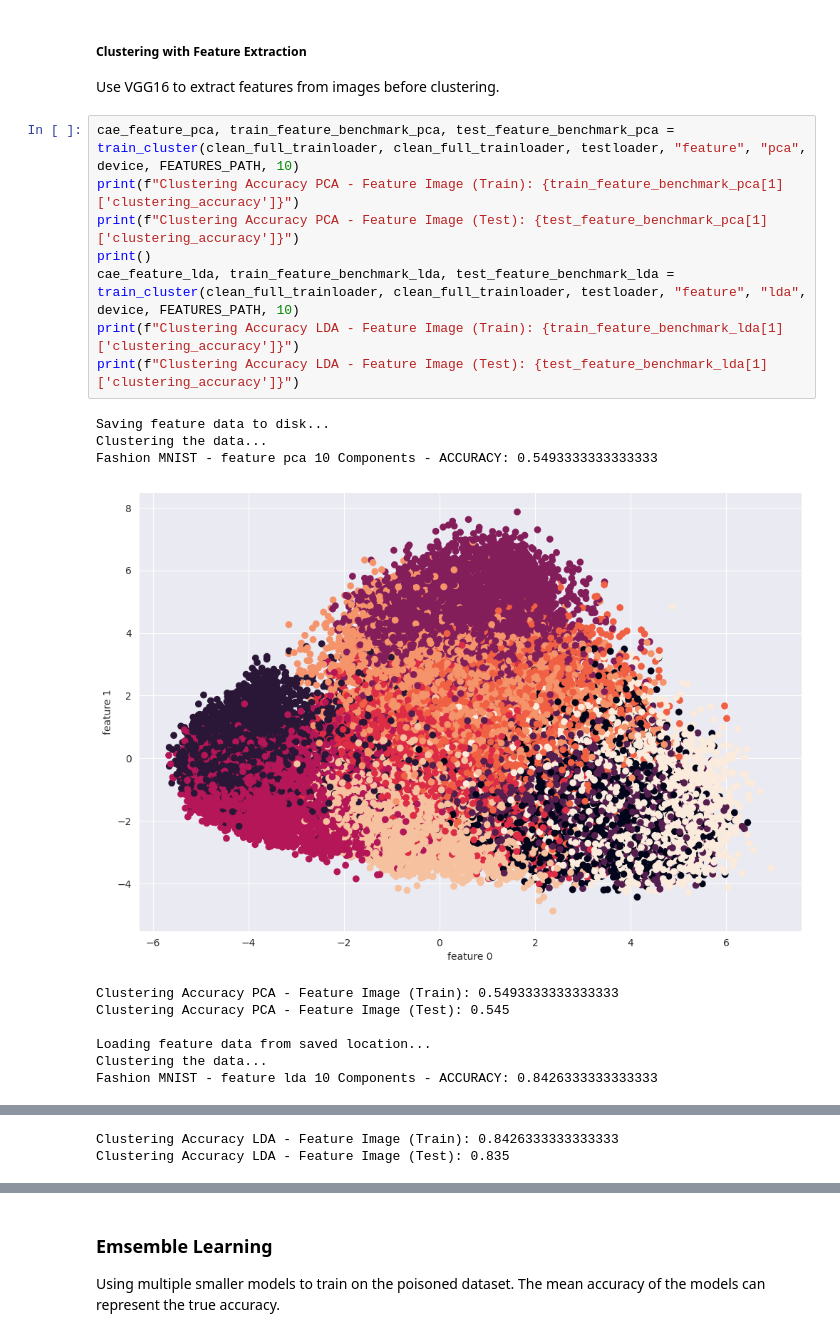
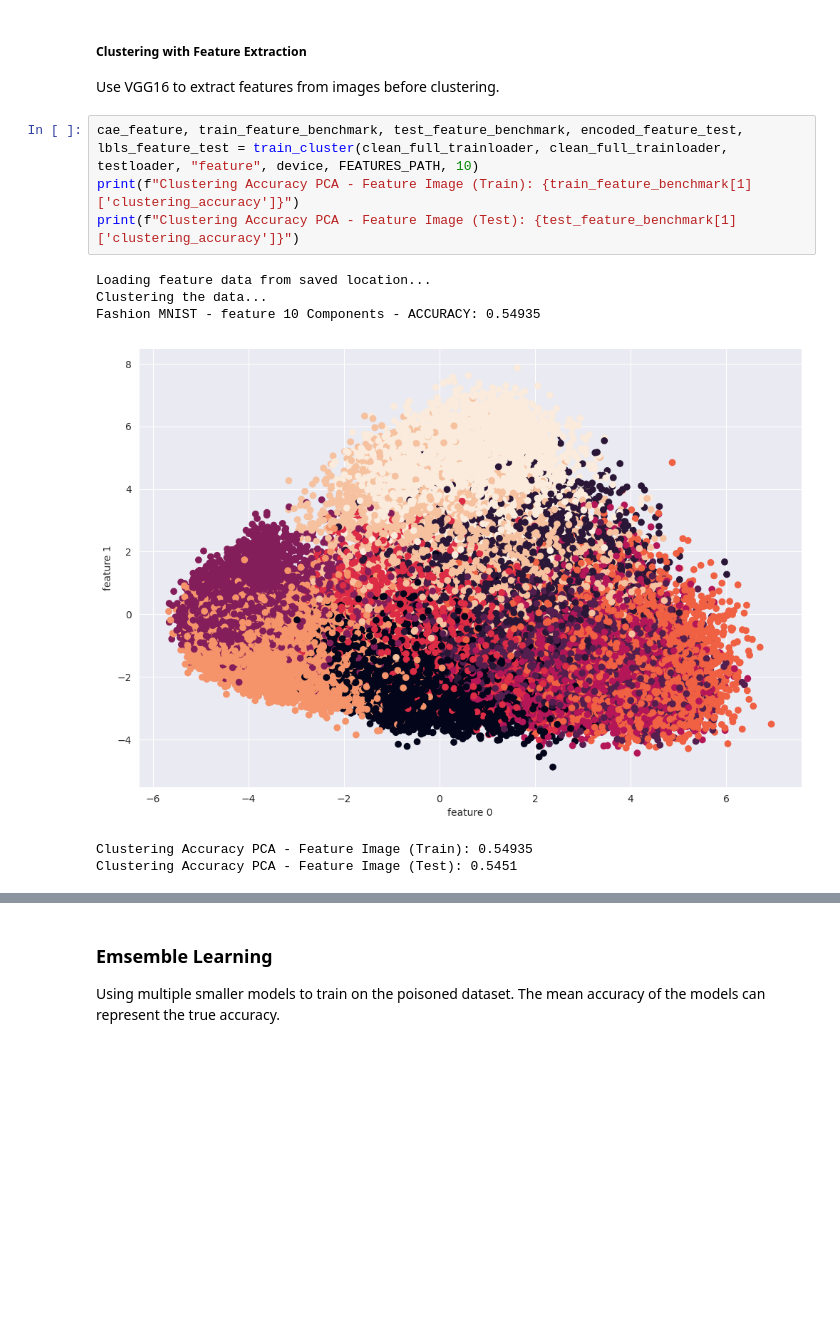
Before and after one commit to AkashRamakrishnan/DLProject, a Jupyter notebook: cnn_network.ipynb, the cells around one changed output, grey strips where cells are left out. Cells and saved outputs as stored; diff of their text form; blank space fills up the shorter version.

```diff
--- a/cnn_network.ipynb
+++ b/cnn_network.ipynb
@@ -296,21 +320,13 @@ Clustering Accuracy LDA - Flatten Image (Test): 0.8042
 ##### Clustering with Feature Extraction
 Use VGG16 to extract features from images before clustering.
 # %%
-cae_feature_pca, train_feature_benchmark_pca, test_feature_benchmark_pca = train_cluster(clean_full_trainloader, clean_full_trainloader, testloader, "feature", "pca", device, FEATURES_PATH, 10)
-print(f"Clustering Accuracy PCA - Feature Image (Train): {train_feature_benchmark_pca[1]['clustering_accuracy']}")
-print(f"Clustering Accuracy PCA - Feature Image (Test): {test_feature_benchmark_pca[1]['clustering_accuracy']}")
-print()
-cae_feature_lda, train_feature_benchmark_lda, test_feature_benchmark_lda = train_cluster(clean_full_trainloader, clean_full_trainloader, testloader, "feature", "lda", device, FEATURES_PATH, 10)
-print(f"Clustering Accuracy LDA - Feature Image (Train): {train_feature_benchmark_lda[1]['clustering_accuracy']}")
-print(f"Clustering Accuracy LDA - Feature Image (Test): {test_feature_benchmark_lda[1]['clustering_accuracy']}")
+cae_feature, train_feature_benchmark, test_feature_benchmark, encoded_feature_test, lbls_feature_test = train_cluster(clean_full_trainloader, clean_full_trainloader, testloader, "feature", device, FEATURES_PATH, 10)
+print(f"Clustering Accuracy PCA - Feature Image (Train): {train_feature_benchmark[1]['clustering_accuracy']}")
+print(f"Clustering Accuracy PCA - Feature Image (Test): {test_feature_benchmark[1]['clustering_accuracy']}")
 # %% [output]
-Saving feature data to disk...
+Loading feature data from saved location...
 Clustering the data...
-Fashion MNIST - feature pca 10 Components - ACCURACY: 0.5493333333333333
+Fashion MNIST - feature 10 Components - ACCURACY: 0.54935
-[figure, old version]
+[figure, new version]
-Clustering Accuracy PCA - Feature Image (Train): 0.5493333333333333
-Clustering Accuracy PCA - Feature Image (Test): 0.545
-
-Loading feature data from saved location...
-Clustering the data...
-Fashion MNIST - feature lda 10 Components - ACCURACY: 0.8426333333333333
+Clustering Accuracy PCA - Feature Image (Train): 0.54935
+Clustering Accuracy PCA - Feature Image (Test): 0.5451
@@ -318,2 +332,0 @@ Fashion MNIST - feature lda 10 Components - ACCURACY: 0.8426333333333333
-Clustering Accuracy LDA - Feature Image (Train): 0.8426333333333333
-Clustering Accuracy LDA - Feature Image (Test): 0.835
```
Also changed, not shown: parts of 12 cells of this notebook, 3 other files.
